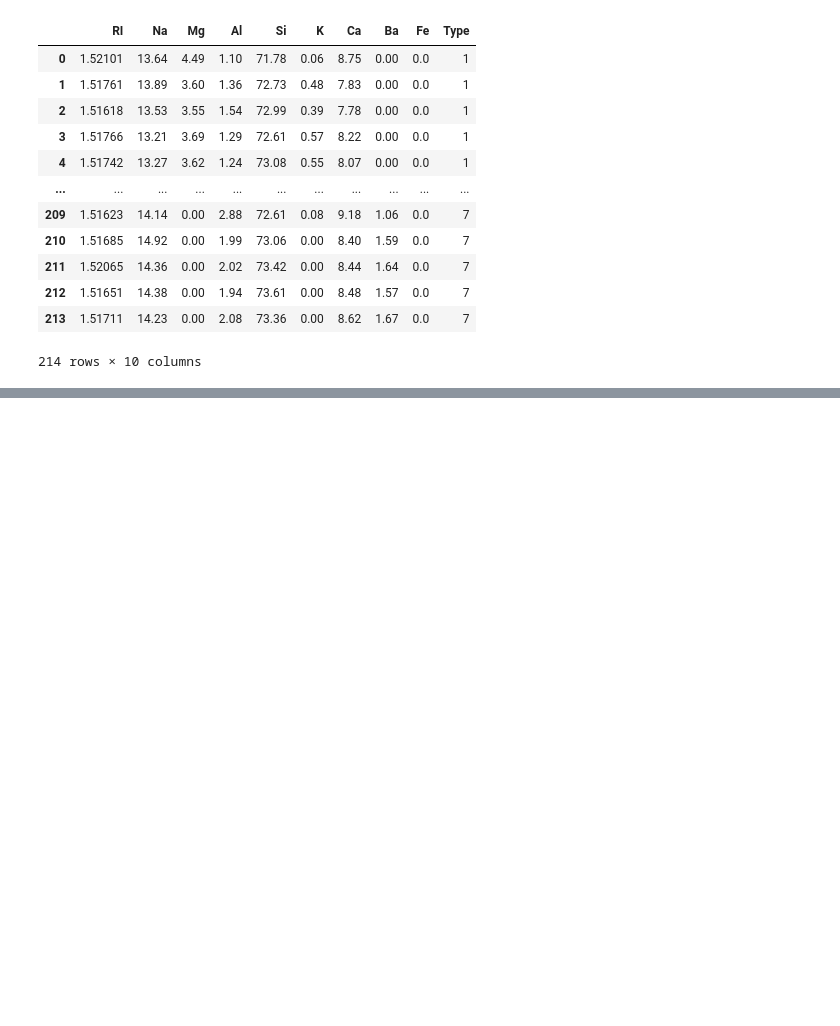
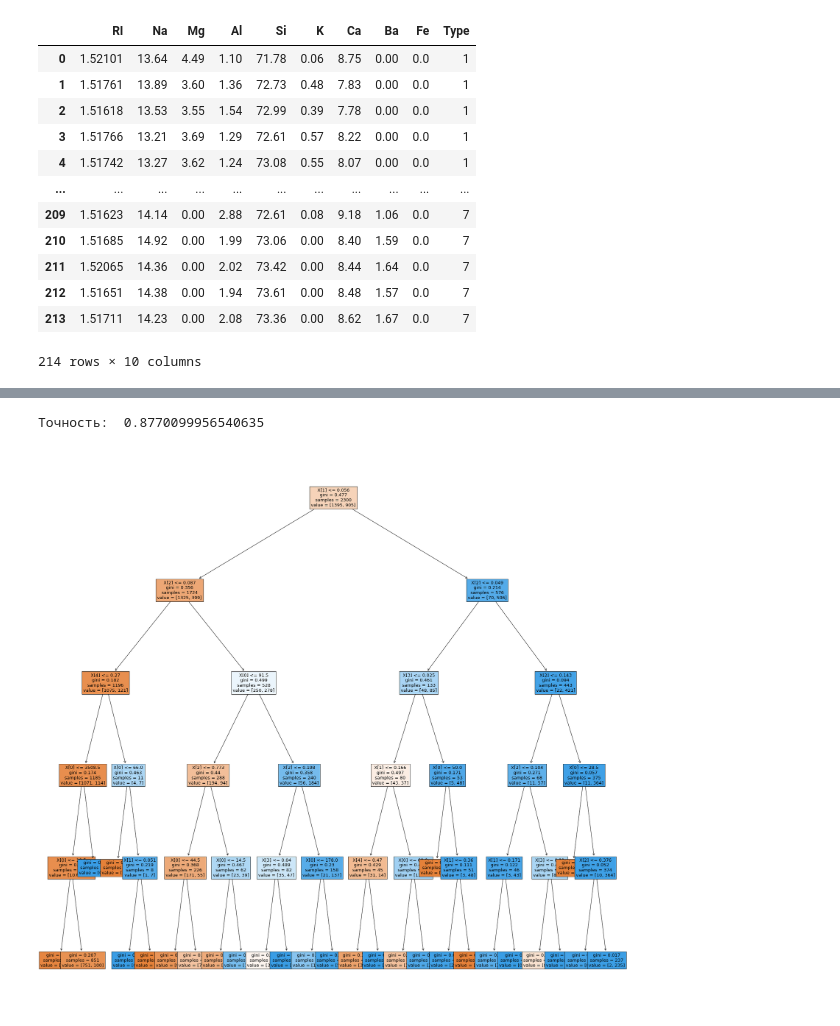
Before and after one commit to dumaevrinat/machine_learning_labs, a Jupyter notebook: Lab 1 Classification.ipynb, the cells around one changed output, grey strips where cells are left out. Drawn from its saved outputs; the diff is of its cells as text; code cells hidden in the pictures; blank space fills up the shorter version.

```diff
--- a/Lab 1 Classification.ipynb
+++ b/Lab 1 Classification.ipynb
@@ -750,0 +755,4 @@ plt.show()
+# %%
+data_spam = pd.read_csv('lab1_files/spam7.csv')
+data_spam.yesno = data_spam.yesno.map({'y': 1, 'n': 0})
+data_spam
@@ -750,0 +773,19 @@ plt.show()
+# %%
+x_train, x_test, y_train, y_test = train_test_split(
+    data_spam.drop(['yesno'], axis=1),
+    data_spam['yesno'],
+    test_size=0.5,
+    random_state=44)
+# %%
+model = tree.DecisionTreeClassifier(random_state=1, max_depth=5)
+model.fit(x_train, y_train)
+predicted = model.predict(x_test)
+
+print('Точность: ', accuracy_score(y_test, predicted))
+
+fig, axes = plt.subplots(figsize=(30, 30))
+tree.plot_tree(model, filled=True, fontsize=13)
+plt.show()
+# %% [output]
+Точность:  0.8770099956540635
+[figure, added]
```
Also changed, not shown: parts of 6 cells of this notebook.
